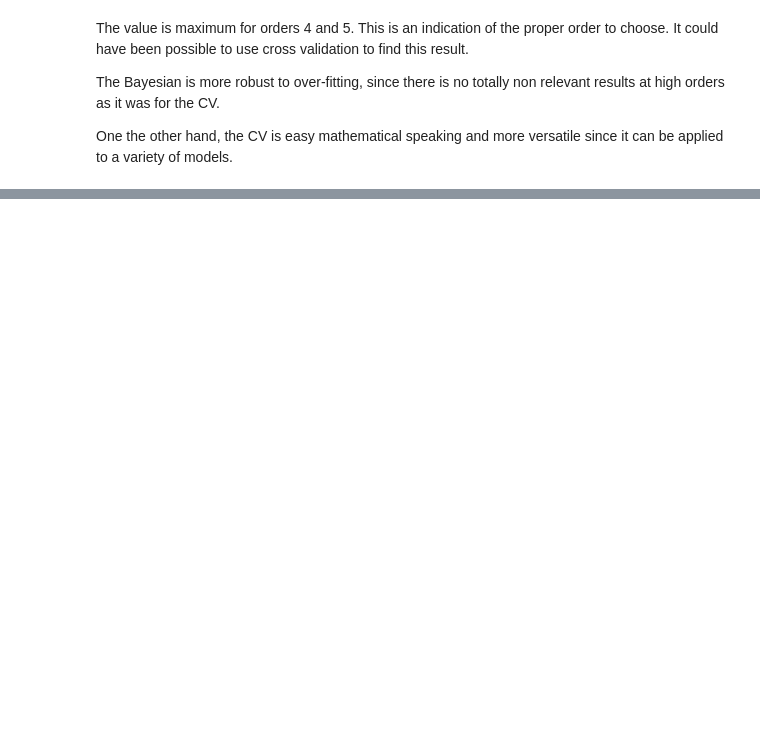
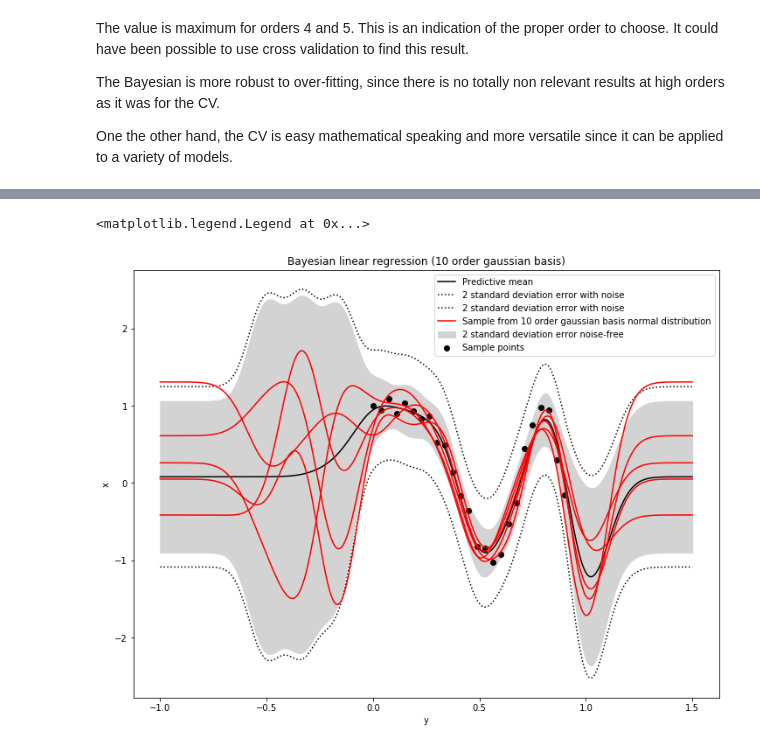
Before and after one commit to StaffG/bayesian, a Jupyter notebook: bayesian.ipynb, the cells around one changed output, grey strips where cells are left out. Drawn from its saved outputs; the diff is of its cells as text; code cells hidden in the pictures; blank space fills up the shorter version.

```diff
--- a/bayesian.ipynb
+++ b/bayesian.ipynb
@@ -190,0 +212,36 @@ be applied to a variety of models.
+# %%
+def gauss_function(alpha, beta, Phi, Y):
+    SN = np.linalg.inv(1/alpha*np.eye(Phi.shape[1]) + 1/beta*np.dot(np.transpose(Phi), Phi))
+    MN = np.dot(SN, 1/beta*np.dot(np.transpose(Phi), Y))
+
+    S = np.random.multivariate_normal(MN.flatten(), SN, 5)
+
+    return S, MN, SN
+
+kernel = 3
+order = 10
+alpha = 1
+beta = 0.1
+
+X_test = np.reshape(np.linspace(-1, 1.5, 300), (300, 1))
+phi_test = phi_mat(order, X_test, kernel)
+predictive_mean = np.dot(phi_test, gauss_function(alpha, beta, phi_mat(order, X, kernel), Y)[1])
+deviation_error = np.sqrt(np.diag(np.dot(phi_test, np.dot(gauss_function(alpha, beta, phi_mat(order, X, kernel), Y)[2], np.transpose(phi_test))))).reshape(300, 1)
+deviation_error_noise = np.sqrt(np.diag(np.dot(phi_test, np.dot(gauss_function(alpha, beta, phi_mat(order, X, kernel), Y)[2], np.transpose(phi_test)))+.1*np.eye(300))).reshape(300, 1)
+
+plt.figure(3, figsize=(12,9))
+plt.fill_between(X_test.flatten(), (predictive_mean + 2*deviation_error).flatten(), (predictive_mean - 2*deviation_error).flatten(), color='lightgrey', label='2 standard deviation error noise-free')
+plt.plot(X_test, predictive_mean, label='Predictive mean', color='black')
+plt.plot(X_test, predictive_mean + 2*deviation_error_noise, linestyle=':', label='2 standard deviation error with noise', color='black')
+plt.plot(X_test, predictive_mean - 2*deviation_error_noise, linestyle=':', label='2 standard deviation error with noise', color='black')
+plt.plot(X_test, np.dot(phi_test, gauss_function(1, 0.1, phi_mat(order, X, kernel), Y)[0][0]), label='Sample from 10 order gaussian basis normal distribution', color='red')
+for i in range(1, len(gauss_function(1, 0.1, phi_mat(order, X, kernel), Y)[0])):
+    plt.plot(X_test, np.dot(phi_test, gauss_function(1, 0.1, phi_mat(order, X, kernel), Y)[0][i]), color='red')
+plt.scatter(X, Y, color='black', label='Sample points')
+plt.xlabel('y')
+plt.ylabel('x')
+plt.title('Bayesian linear regression (10 order gaussian basis)')
+plt.legend()
+# %% [output]
+<matplotlib.legend.Legend at 0x...>
+[figure, added]
```
Also changed, not shown: parts of 4 cells of this notebook.
